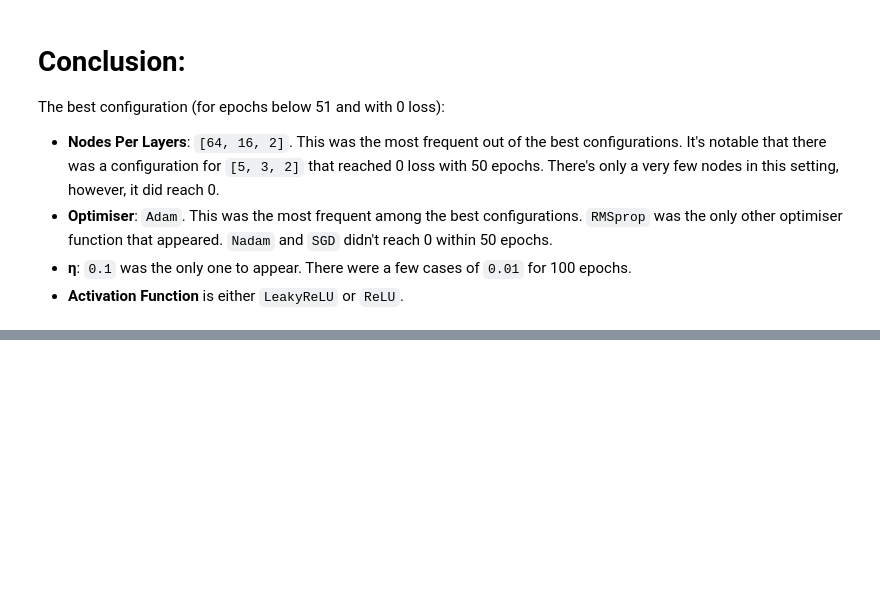
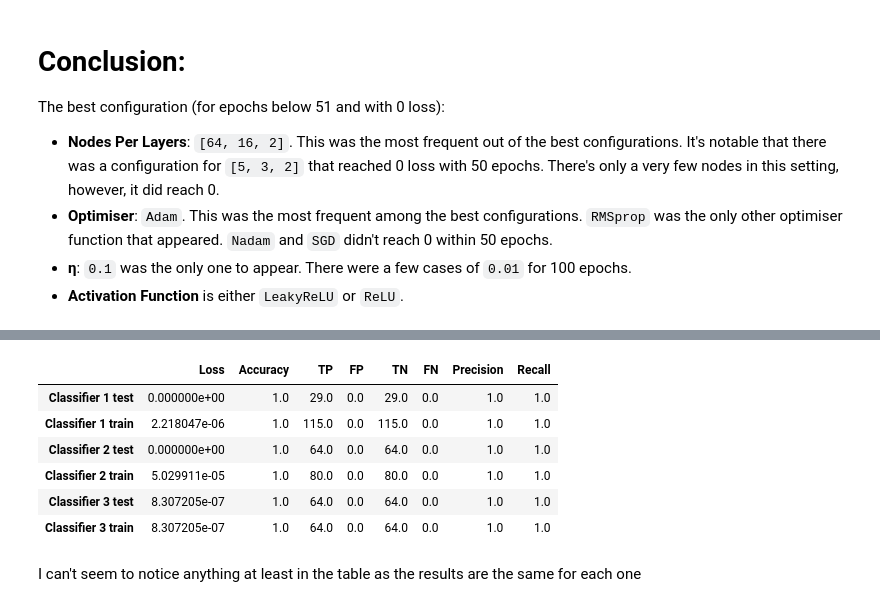
Before and after one commit to csupika/F21DL-Machine-Learning-Portfolio, a Jupyter notebook: Lab10.ipynb, the cells around one changed output, grey strips where cells are left out. Saved outputs shown, nothing was run; the diff lists cells and outputs as text; code cells hidden in the pictures; blank space fills up the shorter version.

```diff
--- a/Lab10.ipynb
+++ b/Lab10.ipynb
@@ -285,0 +833,14 @@ The best configuration (for epochs below 51 and with 0 loss):
+# %%
+#Evaluating our third classifier on the test set
+model = keras.models.Sequential([
+                            keras.layers.Flatten(input_shape=[9, 9]),
+                            keras.layers.Dense(64, activation="LeakyReLU"),
+                            keras.layers.Dense(16, activation="LeakyReLU"),
+                            keras.layers.Dense(2, activation="softmax")
+                        ])
+model.compile(loss=keras.losses.categorical_crossentropy,
+                                      optimizer=keras.optimizers.Adam(learning_rate=0.1),
+                                      metrics=[keras.metrics.categorical_accuracy, keras.metrics.TruePositives(), keras.metrics.FalsePositives(), keras.metrics.TrueNegatives(), keras.metrics.FalseNegatives(), keras.metrics.Precision(), keras.metrics.Recall()])
+model.fit(X_train3,y_train3, epochs = 5)
+resulttest3 = model.evaluate(X_test3,y_test3)
+list_of_results_overfitting.append(resulttest3)
@@ -285,0 +859,14 @@ The best configuration (for epochs below 51 and with 0 loss):
+# %%
+#Evaluating our third classifier on the train set
+model = keras.models.Sequential([
+                            keras.layers.Flatten(input_shape=[9, 9]),
+                            keras.layers.Dense(64, activation="LeakyReLU"),
+                            keras.layers.Dense(16, activation="LeakyReLU"),
+                            keras.layers.Dense(2, activation="softmax")
+                        ])
+model.compile(loss=keras.losses.categorical_crossentropy,
+                                      optimizer=keras.optimizers.Adam(learning_rate=0.1),
+                                      metrics=[keras.metrics.categorical_accuracy, keras.metrics.TruePositives(), keras.metrics.FalsePositives(), keras.metrics.TrueNegatives(), keras.metrics.FalseNegatives(), keras.metrics.Precision(), keras.metrics.Recall()])
+model.fit(X_train3,y_train3, epochs = 5)
+resulttrain3 = model.evaluate(X_train3,y_train3)
+list_of_results_overfitting.append(resulttest3)
@@ -285,0 +885,15 @@ The best configuration (for epochs below 51 and with 0 loss):
+# %%
+labels = ["Loss", "Accuracy", "TP", "FP", "TN", "FN", "Precision", "Recall"]
+labels2 = ["Classifier 1 test", "Classifier 1 train", "Classifier 2 test", "Classifier 2 train", "Classifier 3 test", "Classifier 3 train"]
+df = pd.DataFrame(data = list_of_results_overfitting, columns=labels, index = labels2)
+df
+# %% [output]
+|  | Loss | Accuracy | TP | FP | TN | FN | Precision | Recall |
+| Classifier 1 test | 0.000000e+00 | 1.0 | 29.0 | 0.0 | 29.0 | 0.0 | 1.0 | 1.0 |
+| Classifier 1 train | 2.218047e-06 | 1.0 | 115.0 | 0.0 | 115.0 | 0.0 | 1.0 | 1.0 |
+| Classifier 2 test | 0.000000e+00 | 1.0 | 64.0 | 0.0 | 64.0 | 0.0 | 1.0 | 1.0 |
+| Classifier 2 train | 5.029911e-05 | 1.0 | 80.0 | 0.0 | 80.0 | 0.0 | 1.0 | 1.0 |
+| Classifier 3 test | 8.307205e-07 | 1.0 | 64.0 | 0.0 | 64.0 | 0.0 | 1.0 | 1.0 |
+| Classifier 3 train | 8.307205e-07 | 1.0 | 64.0 | 0.0 | 64.0 | 0.0 | 1.0 | 1.0 |
+# %% [markdown]
+I can't seem to notice anything at least in the table as the results are the same for each one
```
Also changed, not shown: parts of 51 cells of this notebook, 1 other file.
